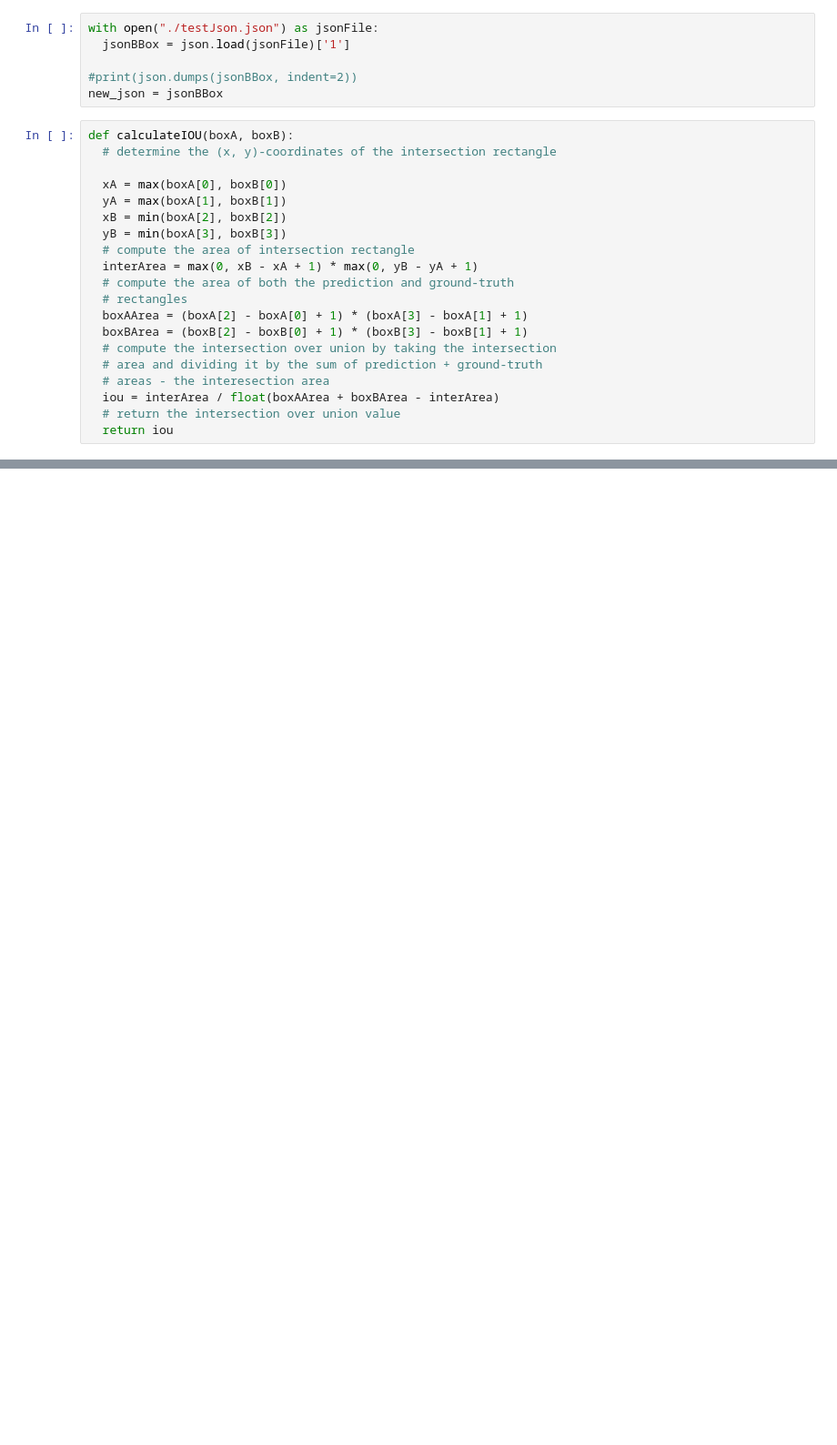
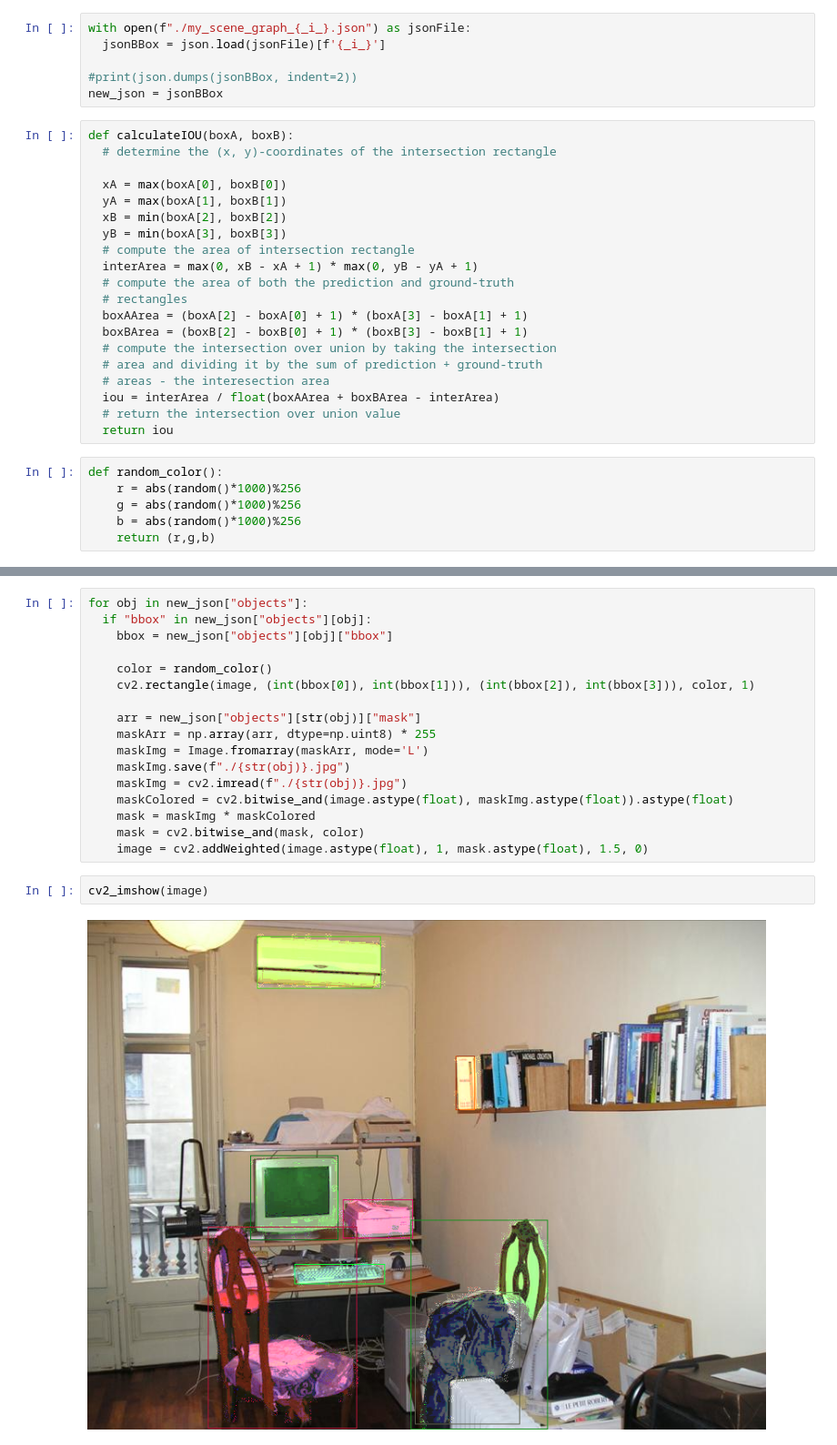
Before and after one commit to berke0bayraktar/school-assignments, a Jupyter notebook: IOU.ipynb, the cells around one changed output, grey strips where cells are left out. Shown at 91% size. Cells and saved outputs as stored; diff of their text form; blank space fills up the shorter version.

```diff
--- a/IOU.ipynb
+++ b/IOU.ipynb
@@ -51,6 +51,6 @@ all_configs = [x.strip() for x in all_configs]
 # %%
-with open("./testJson.json") as jsonFile:
-  jsonBBox = json.load(jsonFile)['1']
+with open(f"./my_scene_graph_{_i_}.json") as jsonFile:
+  jsonBBox = json.load(jsonFile)[f'{_i_}']
 
 #print(json.dumps(jsonBBox, indent=2))
 new_json = jsonBBox
@@ -74,6 +74,12 @@ def calculateIOU(boxA, boxB):
   iou = interArea / float(boxAArea + boxBArea - interArea)
   # return the intersection over union value
   return iou
+# %%
+def random_color():
+    r = abs(random()*1000)%256
+    g = abs(random()*1000)%256
+    b = abs(random()*1000)%256
+    return (r,g,b)
 # %%
 #for fileName in listdir(picsFolder):
 #  im = cv2.imread(picsFolder + fileName)
@@ -157 +144,22 @@ for obj in new_json["objects"]:
+# %%
+for obj in new_json["objects"]:
+  if "bbox" in new_json["objects"][obj]:
+    bbox = new_json["objects"][obj]["bbox"]
+
+    color = random_color()
+    cv2.rectangle(image, (int(bbox[0]), int(bbox[1])), (int(bbox[2]), int(bbox[3])), color, 1)
+
+    arr = new_json["objects"][str(obj)]["mask"]
+    maskArr = np.array(arr, dtype=np.uint8) * 255
+    maskImg = Image.fromarray(maskArr, mode='L')
+    maskImg.save(f"./{str(obj)}.jpg")
+    maskImg = cv2.imread(f"./{str(obj)}.jpg")
+    maskColored = cv2.bitwise_and(image.astype(float), maskImg.astype(float)).astype(float)
+    mask = maskImg * maskColored
+    mask = cv2.bitwise_and(mask, color)
+    image = cv2.addWeighted(image.astype(float), 1, mask.astype(float), 1.5, 0)
+# %%
+cv2_imshow(image)
+# %% [output]
+[figure, added]
 # %%
```
Also changed, not shown: parts of 8 cells of this notebook.
